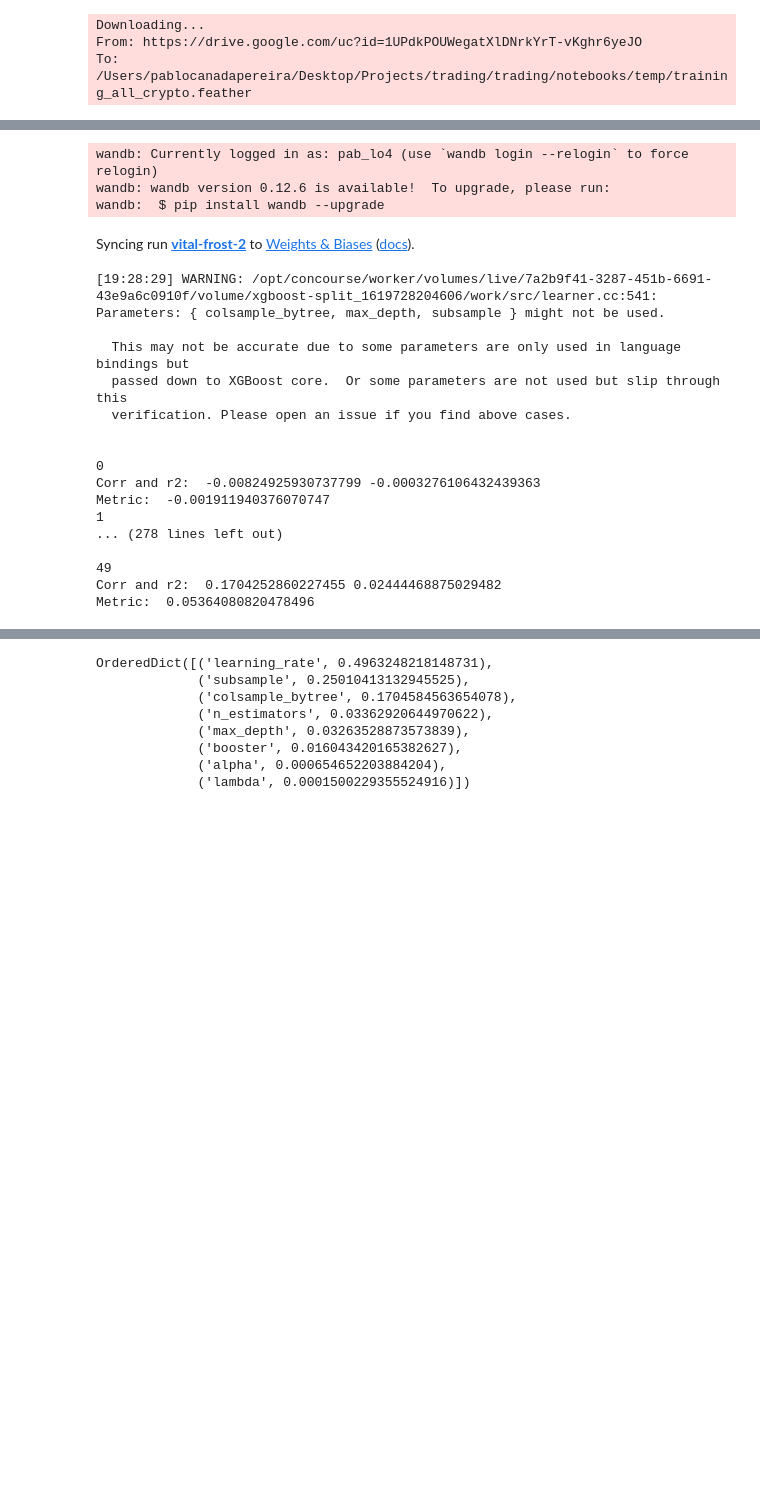
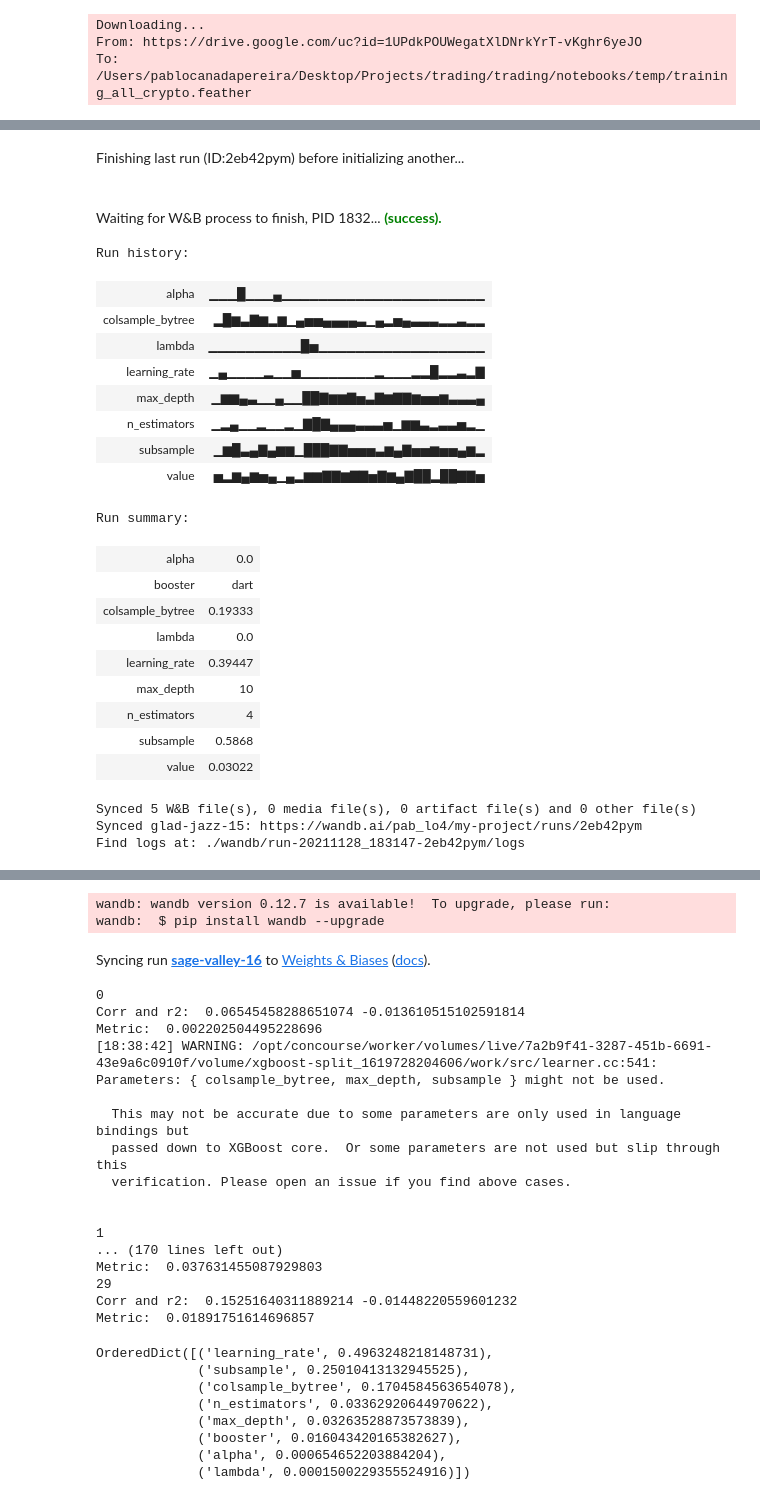
Before and after one commit to pacanada/trading, a Jupyter notebook: notebooks/optuna_workflow.ipynb, the cells around one changed output, grey strips where cells are left out. Drawn from its saved outputs; the diff is of its cells as text; code cells hidden in the pictures; blank space fills up the shorter version.

```diff
--- a/notebooks/optuna_workflow.ipynb
+++ b/notebooks/optuna_workflow.ipynb
@@ -36,5 +53,5 @@ columns_target = ["target_10_multiplied"]
 # %%
-df_training_optuna = df_training.sample(10000)
+df_training_optuna = df_training.sample(100000)
 # %%
 
 def objective(trial):
@@ -49,52 +66,57 @@ def objective(trial):
         "subsample": trial.suggest_float("subsample", 0.5,1),
         "colsample_bytree": trial.suggest_float("colsample_bytree", 0,1),
     }
 
     # 2. Define model
     model =xgb.XGBRegressor(**param,
     n_jobs=-1,
     )
     # 3. Train
     model.fit(df_training_optuna[columns_features].astype("float32"), df_training_optuna[columns_target].astype("float32"))
     # 4. Evaluate
     df_val_eval = pd.DataFrame(index=df_val.index)
     df_val_eval["target"] = df_val[columns_target]
     df_val_eval["preds"] = model.predict(df_val[columns_features])
     #data={"target": df_val[columns_target].values], "preds": [model.predict(df_val[columns_features])]})
     corr_val = df_val_eval.corr().values[0][1]
     r2 = r2_score(df_val_eval.target, df_val_eval.preds )
     metric = 0.2*corr_val + 0.8*r2
+    if metric ==np.nan or metric is None:
+        metric = -10
     print(trial.number)
     print("Corr and r2: ",corr_val, r2)
     print("Metric: ", metric)
     return metric
 
 # 3. Create a study object and optimize the objective function.
 from optuna.integration.wandb import WeightsAndBiasesCallback
 wandb_kwargs = {"project": "my-project"}
 wandbc = WeightsAndBiasesCallback(wandb_kwargs=wandb_kwargs)
 optuna.logging.set_verbosity("ERROR")
 study = optuna.create_study(direction='maximize')
-study.optimize(objective, n_trials=50, callbacks=[wandbc])
+study.optimize(objective, n_trials=30, callbacks=[wandbc])
 # %% [output]
+Finishing last run (ID:2eb42pym) before initializing another...
+Waiting for W&B process to finish, PID 1832... (success).
-wandb: Currently logged in as: pab_lo4 (use `wandb login --relogin` to force relogin)
-wandb: wandb version 0.12.6 is available!  To upgrade, please run:
-wandb:  $ pip install wandb --upgrade
+Run history:
-Syncing run vital-frost-2 to Weights & Biases (docs).
+| alpha | ▁▁▁█▁▁▁▄▁▁▁▁▁▁▁▁▁▁▁▁▁▁▁▁▁▁▁▁▁▁ |
+| colsample_bytree | ▂█▆▃▇▆▂▆▁▄▅▅▄▄▄▄▃▁▄▂▅▄▃▃▃▂▂▃▂▂ |
+| lambda | ▁▁▁▁▁▁▁▁▁▁█▅▁▁▁▁▁▁▁▁▁▁▁▁▁▁▁▁▁▁ |
+| learning_rate | ▁▄▁▁▁▁▂▁▁▅▁▁▁▁▁▁▁▁▂▁▁▁▂▂█▂▂▃▂▇ |
+| max_depth | ▁▆▆▄▃▁▁▄▁▁██▇▆▆▇▅▃▇▆▇▇▆▅▅▆▃▃▃▄ |
+| n_estimators | ▁▂▄▁▁▂▁▁▂▁▇█▇▄▄▄▃▃▃▅▁▆▆▃▂▃▃▅▂▁ |
+| subsample | ▁▆█▃▄▇▄▆▆▁███▇▇▅▅▅▃▆▄▇▅▅▆▅▅▄▆▂ |
+| value | ▅▂▆▄▆▅▄▁▄▂▆▆▇▇▆▇▇▅▇▆▄▇██▂██▇▇▅ |
-[19:28:29] WARNING: /opt/concourse/worker/volumes/live/7a2b9f41-3287-451b-6691-43e9a6c0910f/volume/xgboost-split_1619728204606/work/src/learner.cc:541:
-Parameters: { colsample_bytree, max_depth, subsample } might not be used.
-
-  This may not be accurate due to some parameters are only used in language bindings but
-  passed down to XGBoost core.  Or some parameters are not used but slip through this
-  verification. Please open an issue if you find above cases.
-
-
-0
-Corr and r2:  -0.00824925930737799 -0.0003276106432439363
-Metric:  -0.001911940376070747
-1
-... (278 lines left out)
-
-49
-Corr and r2:  0.1704252860227455 0.02444468875029482
-Metric:  0.05364080820478496
+Run summary:
+| alpha | 0.0 |
+| booster | dart |
+| colsample_bytree | 0.19333 |
+| lambda | 0.0 |
+| learning_rate | 0.39447 |
+| max_depth | 10 |
+| n_estimators | 4 |
+| subsample | 0.5868 |
+| value | 0.03022 |
+Synced 5 W&B file(s), 0 media file(s), 0 artifact file(s) and 0 other file(s)
+Synced glad-jazz-15: https://wandb.ai/pab_lo4/my-project/runs/2eb42pym
+Find logs at: ./wandb/run-20211128_183147-2eb42pym/logs
@@ -101,3 +124,23 @@ Metric:  0.05364080820478496
+wandb: wandb version 0.12.7 is available!  To upgrade, please run:
+wandb:  $ pip install wandb --upgrade
+Syncing run sage-valley-16 to Weights & Biases (docs).
+0
+Corr and r2:  0.06545458288651074 -0.013610515102591814
+Metric:  0.002202504495228696
+[18:38:42] WARNING: /opt/concourse/worker/volumes/live/7a2b9f41-3287-451b-6691-43e9a6c0910f/volume/xgboost-split_1619728204606/work/src/learner.cc:541:
+Parameters: { colsample_bytree, max_depth, subsample } might not be used.
+
+  This may not be accurate due to some parameters are only used in language bindings but
+  passed down to XGBoost core.  Or some parameters are not used but slip through this
+  verification. Please open an issue if you find above cases.
+
+
+1
+... (170 lines left out)
+Metric:  0.037631455087929803
+29
+Corr and r2:  0.15251640311889214 -0.01448220559601232
+Metric:  0.01891751614696857
 # %%
 optuna.importance.get_param_importances(study)
 # %% [output]
```
Also changed, not shown: parts of 24 cells of this notebook, 13 other files.
